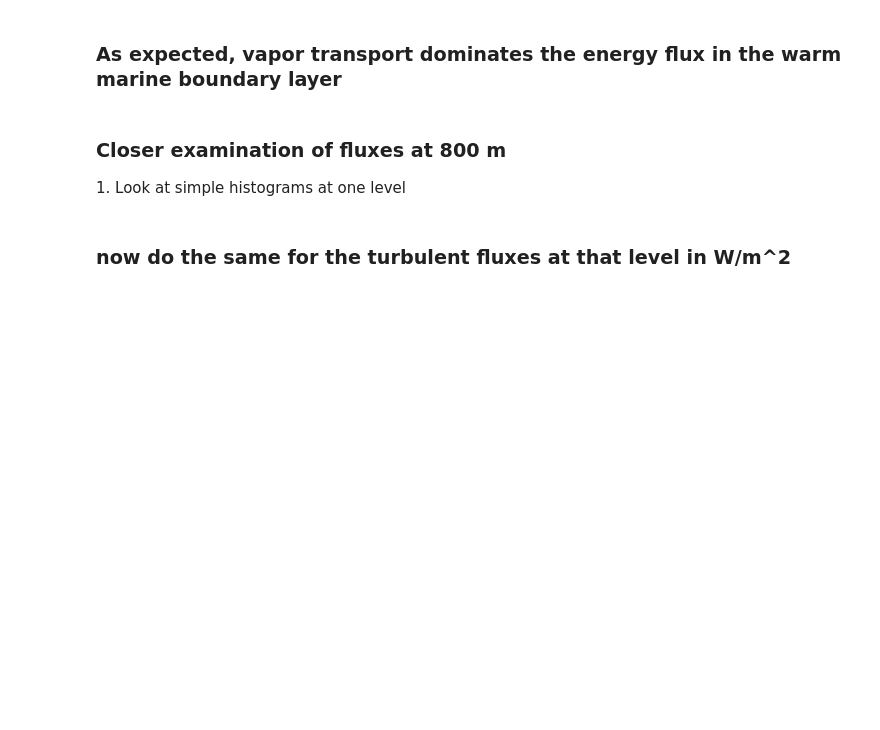
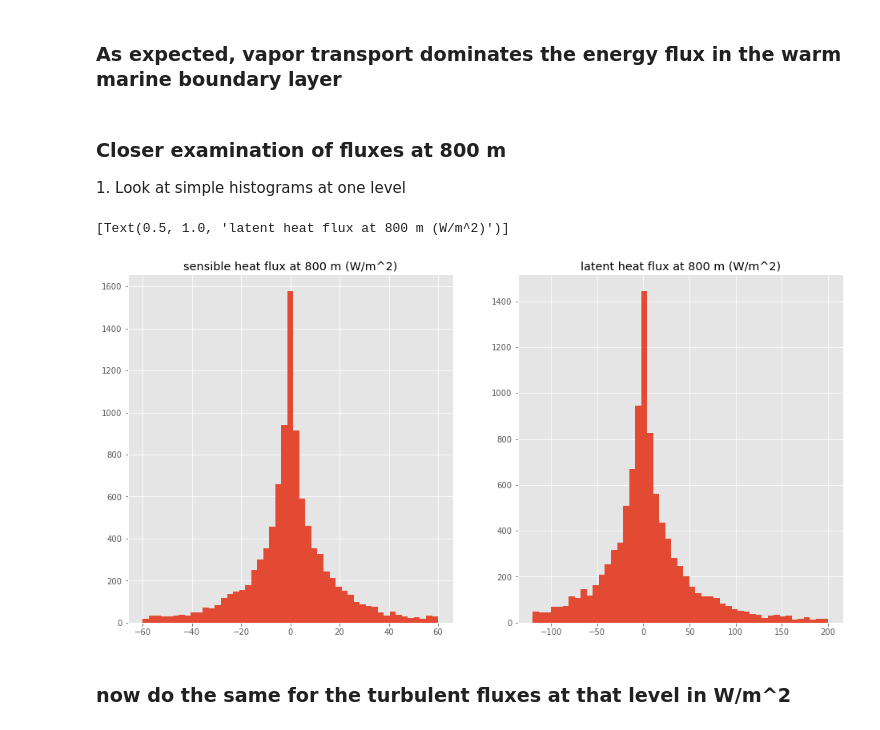
Before and after one commit to rsteinhart/a500_notebooks, a Jupyter notebook: notebooks/tropical_boundary_layer.ipynb, the cells around one changed output. Cells and saved outputs as stored; diff of their text form; code cells hidden in the pictures; blank space fills up the shorter version.

```diff
--- a/notebooks/tropical_boundary_layer.ipynb
+++ b/notebooks/tropical_boundary_layer.ipynb
@@ -222,17 +232,20 @@ out=[the_ax.set(ylim=(0,1.5)) for the_ax in ax]
 # %%
 #
 # select the level closest to 800 meters
 # using searchsorted
 #
 zlev=np.searchsorted(the_height,800)
 ql_800 = ql[zlev,:,:] == 0.
 T_flux_800 = T_flux[zlev,:,:] #W/m^2
 qv_flux_800 = qv_flux[zlev,:,:] #W/m^2
 fig,ax = plt.subplots(1,2,figsize=(16,8))
-out=ax[0].hist(T_flux_800.flat,bins=np.linspace(-60,60,50))
-out=ax[1].hist(qv_flux_800.flat,bins=np.linspace(-120,200,50))
+out=ax[0].hist(T_flux_800.compressed(),bins=np.linspace(-60,60,50))
+out=ax[1].hist(qv_flux_800.compressed(),bins=np.linspace(-120,200,50))
 ax[0].set(title='sensible heat flux at 800 m (W/m^2)')
 ax[1].set(title='latent heat flux at 800 m (W/m^2)')
+# %% [output]
+[Text(0.5, 1.0, 'latent heat flux at 800 m (W/m^2)')]
+[figure, added]
 # %% [markdown]
 ### now do the same for the turbulent fluxes at that level in W/m^2
 # %%
```
Also changed, not shown: parts of 16 cells of this notebook, 5 other files.
